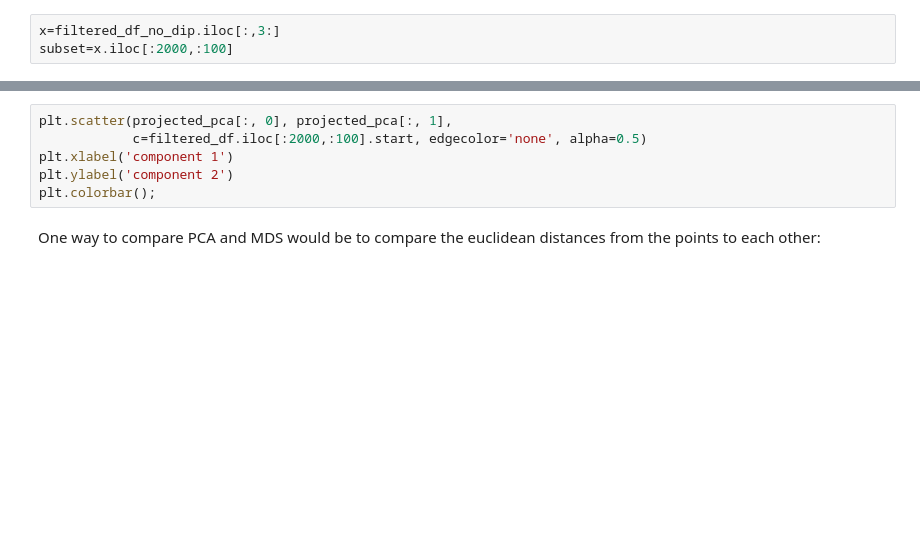
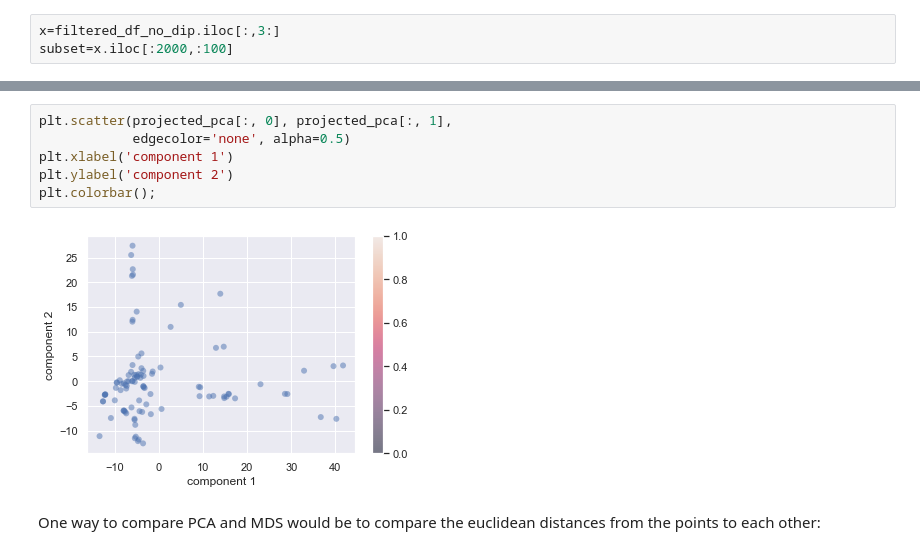
Before and after one commit to Fudenberg-Research-Group/qbio577_fall2022, a Jupyter notebook: encode-bigwig-eda.ipynb, the cells around one changed output, grey strips where cells are left out. Cells and saved outputs as stored; diff of their text form; blank space fills up the shorter version.

```diff
--- a/encode-bigwig-eda.ipynb
+++ b/encode-bigwig-eda.ipynb
@@ -526,9 +534,11 @@ print(projected_pca.shape)
 # %%
 plt.scatter(projected_pca[:, 0], projected_pca[:, 1],
-            c=filtered_df.iloc[:2000,:100].start, edgecolor='none', alpha=0.5)
+            edgecolor='none', alpha=0.5)
 plt.xlabel('component 1')
 plt.ylabel('component 2')
 plt.colorbar();
+# %% [output]
+[figure, added]
 # %% [markdown]
 One way to compare PCA and MDS would be to compare the euclidean distances from the points to each other:
 # %%
```
Also changed, not shown: parts of 18 cells of this notebook, 1 other file.
